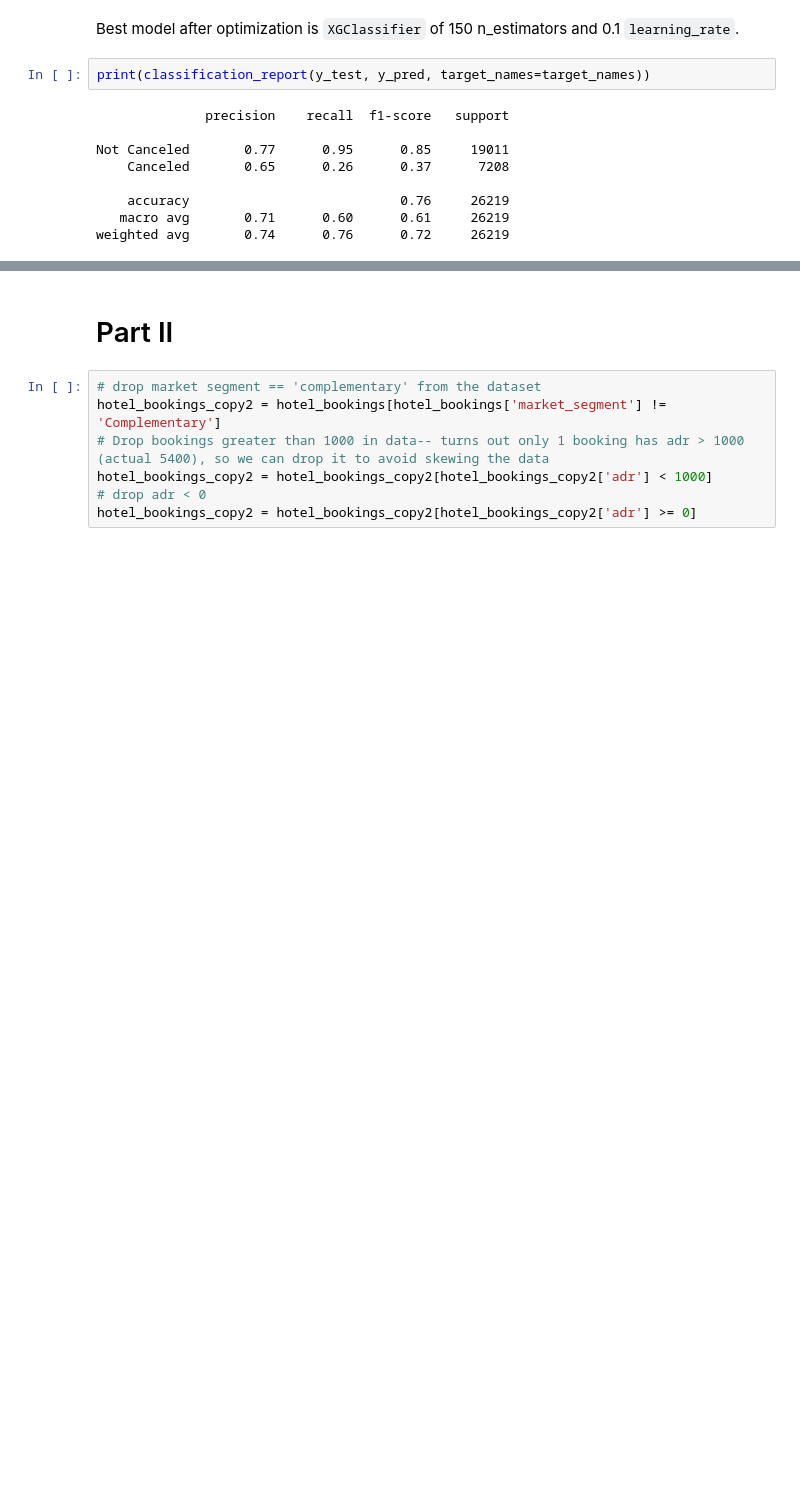
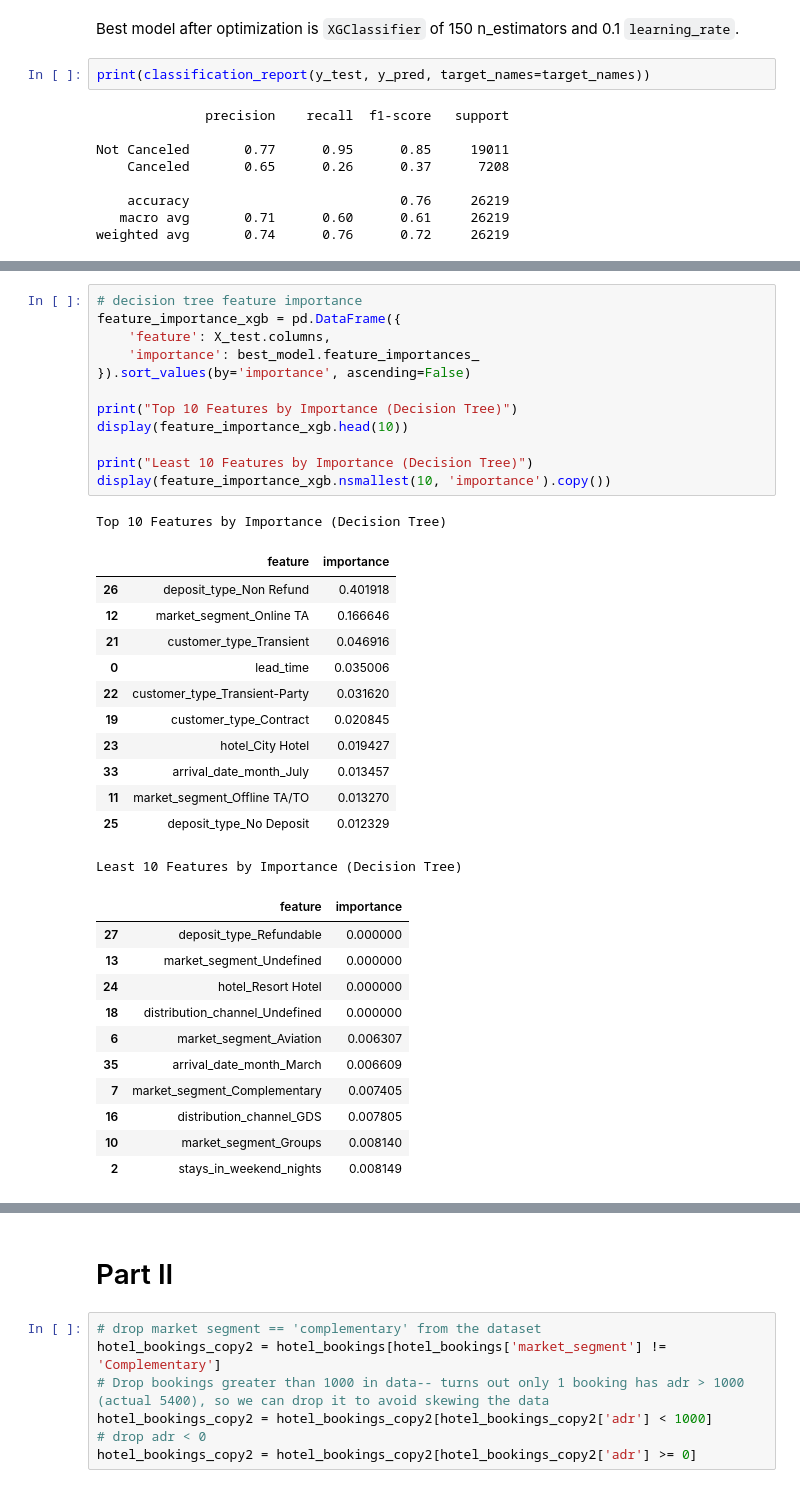
Before and after one commit to eugenekiepeeh/hotel_business_analytics, a Jupyter notebook: Modeling_Cancellation/hotel_booking_cancellation_models-2.ipynb, the cells around one changed output, grey strips where cells are left out. Cells and saved outputs as stored; diff of their text form; blank space fills up the shorter version.

```diff
--- a/Modeling_Cancellation/hotel_booking_cancellation_models-2.ipynb
+++ b/Modeling_Cancellation/hotel_booking_cancellation_models-2.ipynb
@@ -314,3 +438,40 @@ weighted avg       0.74      0.76      0.72     26219
+# %%
+# decision tree feature importance
+feature_importance_xgb = pd.DataFrame({
+    'feature': X_test.columns,
+    'importance': best_model.feature_importances_
+}).sort_values(by='importance', ascending=False)
+
+print("Top 10 Features by Importance (Decision Tree)")
+display(feature_importance_xgb.head(10))
+
+print("Least 10 Features by Importance (Decision Tree)")
+display(feature_importance_xgb.nsmallest(10, 'importance').copy())
+# %% [output]
+Top 10 Features by Importance (Decision Tree)
+|  | feature | importance |
+| 26 | deposit_type_Non Refund | 0.401918 |
+| 12 | market_segment_Online TA | 0.166646 |
+| 21 | customer_type_Transient | 0.046916 |
+| 0 | lead_time | 0.035006 |
+| 22 | customer_type_Transient-Party | 0.031620 |
+| 19 | customer_type_Contract | 0.020845 |
+| 23 | hotel_City Hotel | 0.019427 |
+| 33 | arrival_date_month_July | 0.013457 |
+| 11 | market_segment_Offline TA/TO | 0.013270 |
+| 25 | deposit_type_No Deposit | 0.012329 |
+Least 10 Features by Importance (Decision Tree)
+|  | feature | importance |
+| 27 | deposit_type_Refundable | 0.000000 |
+| 13 | market_segment_Undefined | 0.000000 |
+| 24 | hotel_Resort Hotel | 0.000000 |
+| 18 | distribution_channel_Undefined | 0.000000 |
+| 6 | market_segment_Aviation | 0.006307 |
+| 35 | arrival_date_month_March | 0.006609 |
+| 7 | market_segment_Complementary | 0.007405 |
+| 16 | distribution_channel_GDS | 0.007805 |
+| 10 | market_segment_Groups | 0.008140 |
+| 2 | stays_in_weekend_nights | 0.008149 |
 # %%
 # ROC-AUC curve for the selected best model
 best_model_name = type(best_model).__name__
```
Also changed, not shown: parts of 29 cells of this notebook.
